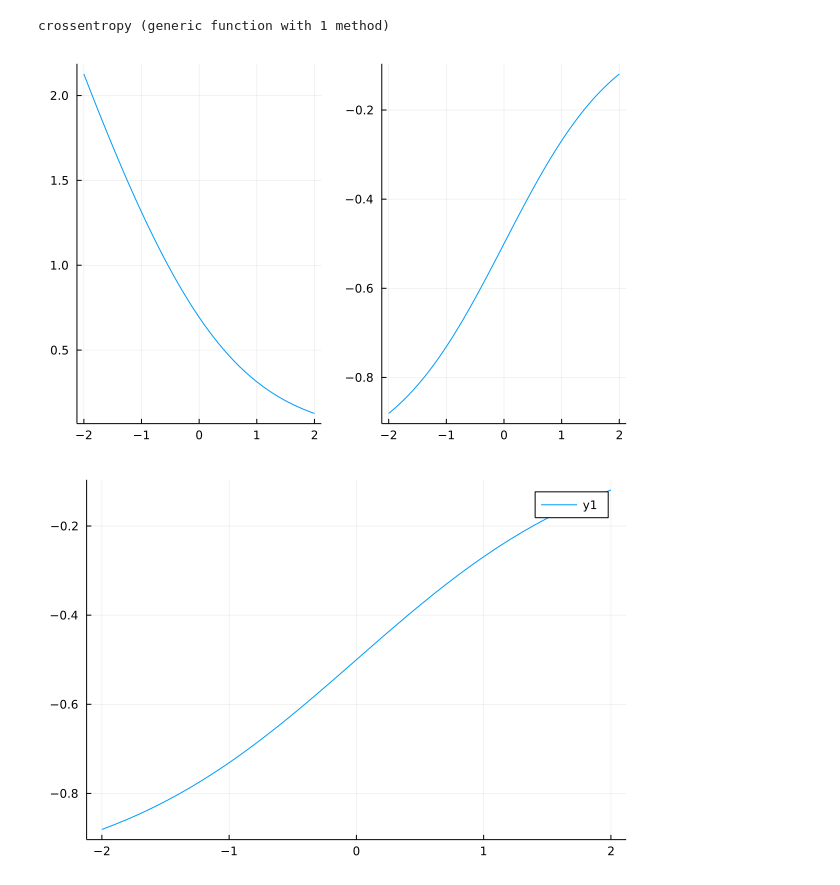
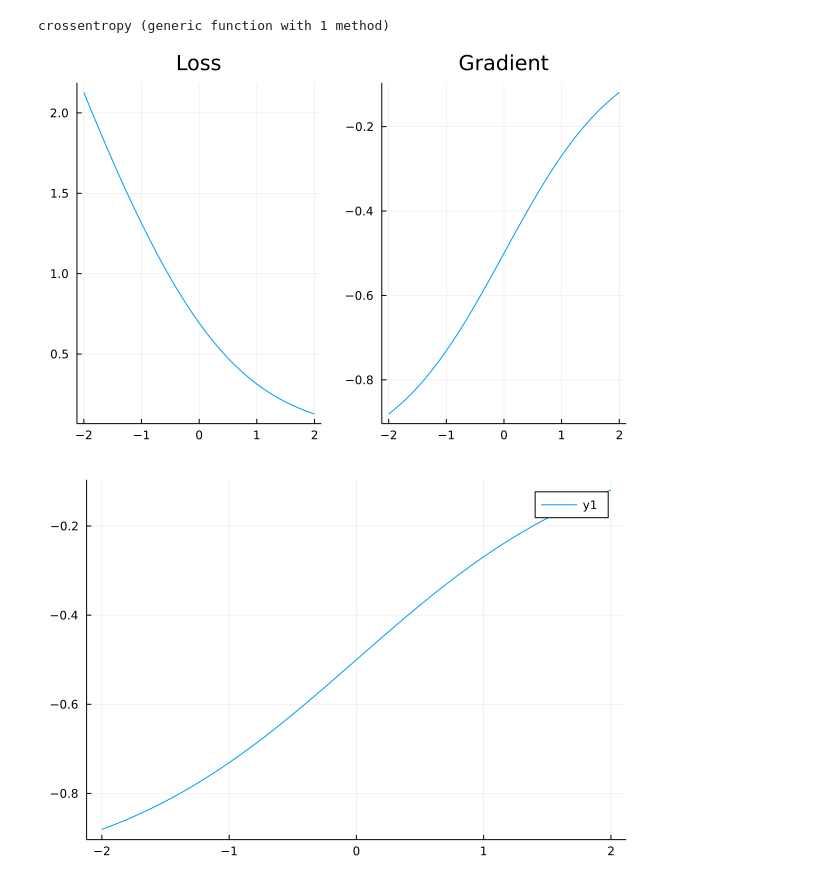
Before and after one commit to JuliaTrustworthyAI/AlgorithmicRecourseDynamics.jl, a Jupyter notebook: tutorials/loss_functions.ipynb, the cells around one changed output. Saved outputs shown, nothing was run; the diff lists cells and outputs as text; code cells hidden in the pictures.

Commit message:
work on gradient tutorial

```diff
--- a/tutorials/loss_functions.ipynb
+++ b/tutorials/loss_functions.ipynb
@@ -86,11 +108,11 @@ crossentropy(y, t) = - (t * log(𝛔(y)) + (1-t) * log(1-𝛔(y)))
 # %% [output]
 crossentropy (generic function with 1 method)
 # %%
-p1 = plot(a, [crossentropy(a,1) for a=a])
-p2 = plot(a, [gradient(crossentropy,a,1)[1] for a=a])
+p1 = plot(a, [crossentropy(a,1) for a=a], title="Loss")
+p2 = plot(a, [gradient(crossentropy,a,1)[1] for a=a], title="Gradient")
 plot(p1, p2, layout = (1, 2), legend = false)
 # %% [output]
-[figure, old version]
+[figure, new version]
 # %%
 # Cross-entropy:
 function gradient_man(x,w,y)
```
Also changed, not shown: parts of 5 cells of this notebook.
